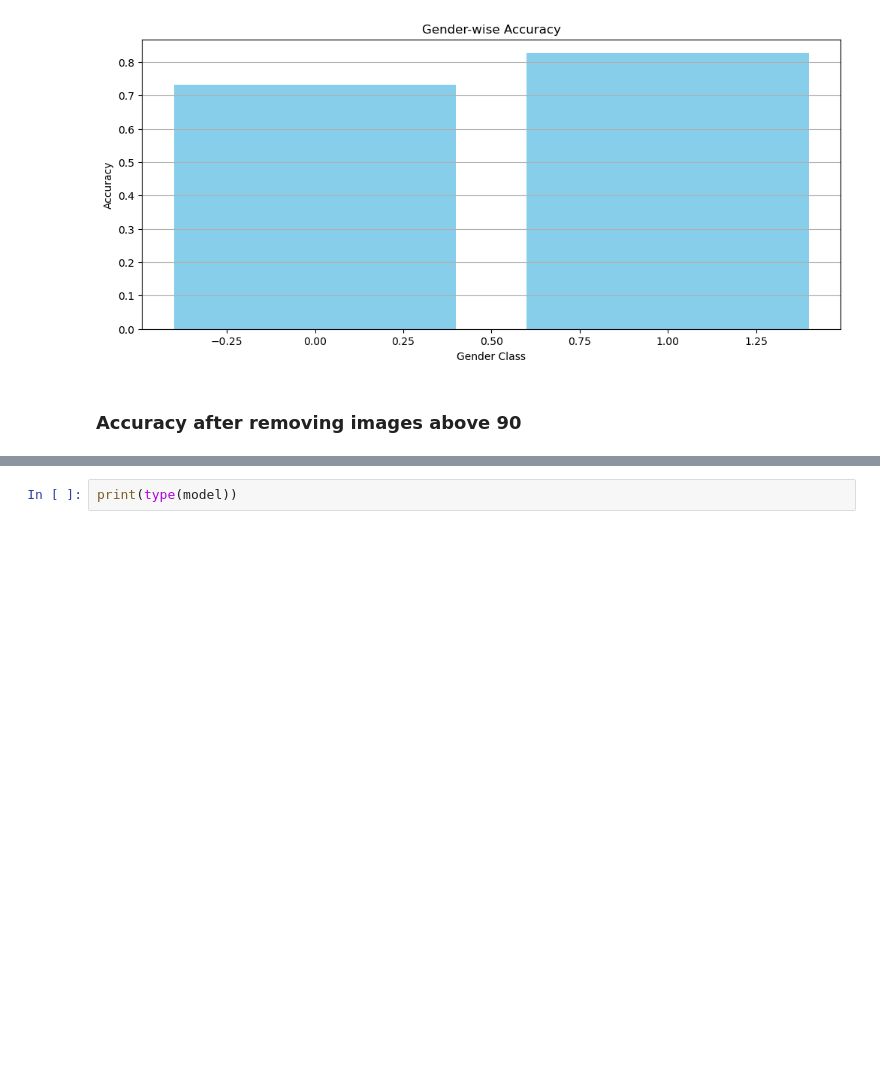
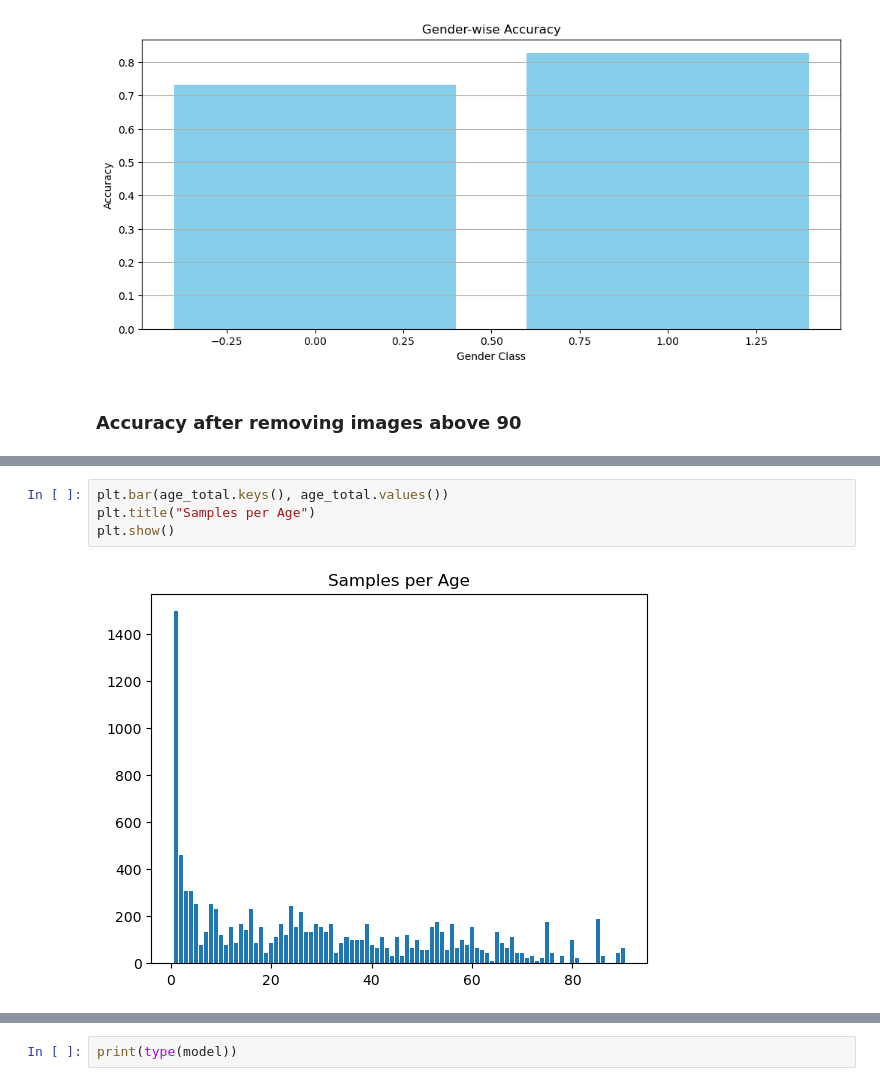
Before and after one commit to shindevaish/age_gender_classifier_cnn, a Jupyter notebook: evaluation.ipynb, the cells around one changed output, grey strips where cells are left out. Drawn from its saved outputs; the diff is of its cells as text; blank space fills up the shorter version.

```diff
--- a/evaluation.ipynb
+++ b/evaluation.ipynb
@@ -284,0 +360,6 @@ plt.show()
+# %%
+plt.bar(age_total.keys(), age_total.values())
+plt.title("Samples per Age")
+plt.show()
+# %% [output]
+[figure, added]
```
Also changed, not shown: parts of 20 cells of this notebook.
